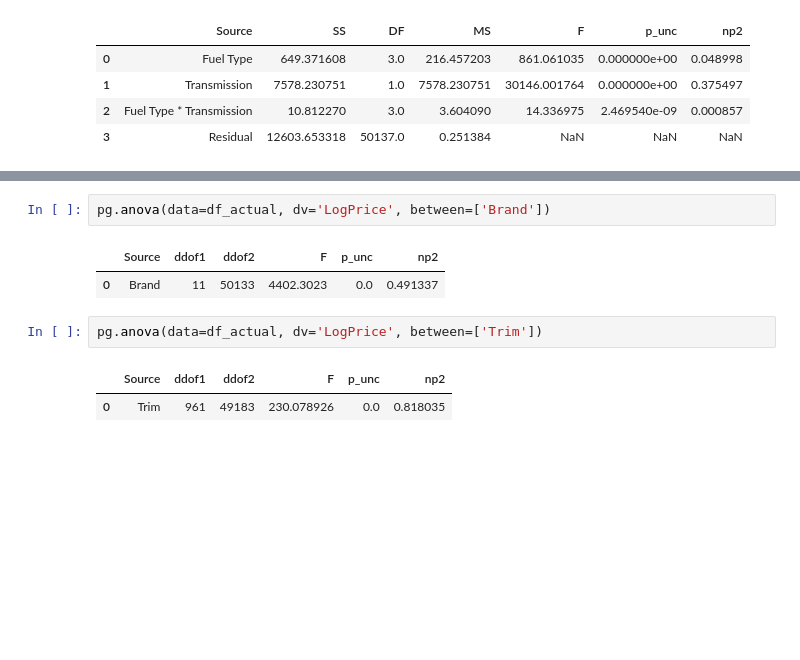
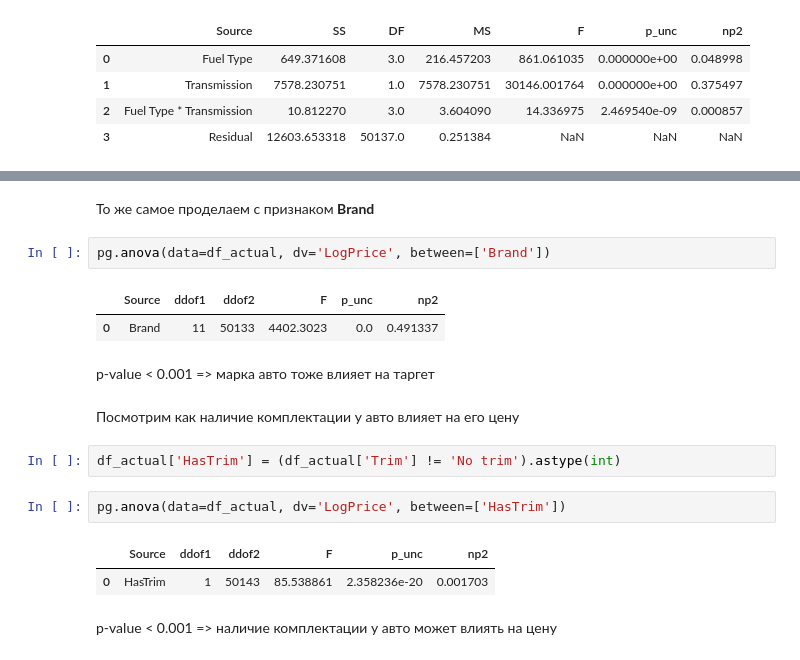
Before and after one commit to Aldelory/ML_Task_2, a Jupyter notebook: eda.ipynb, the cells around one changed output, grey strips where cells are left out. Drawn from its saved outputs; the diff is of its cells as text; blank space fills up the shorter version.

```diff
--- a/eda.ipynb
+++ b/eda.ipynb
@@ -133,10 +168,20 @@ pg.anova(data=df_actual, dv='LogPrice', between=['Fuel Type', 'Transmission'])
+# %% [markdown]
+То же самое проделаем с признаком <b>Brand</b>
 # %%
 pg.anova(data=df_actual, dv='LogPrice', between=['Brand'])
 # %% [output]
 |  | Source | ddof1 | ddof2 | F | p_unc | np2 |
 | 0 | Brand | 11 | 50133 | 4402.3023 | 0.0 | 0.491337 |
+# %% [markdown]
+p-value < 0.001 => марка авто тоже влияет на таргет
+# %% [markdown]
+Посмотрим как наличие комплектации у авто влияет на его цену
+# %%
+df_actual['HasTrim'] = (df_actual['Trim'] != 'No trim').astype(int)
 # %%
-pg.anova(data=df_actual, dv='LogPrice', between=['Trim'])
+pg.anova(data=df_actual, dv='LogPrice', between=['HasTrim'])
 # %% [output]
 |  | Source | ddof1 | ddof2 | F | p_unc | np2 |
-| 0 | Trim | 961 | 49183 | 230.078926 | 0.0 | 0.818035 |
+| 0 | HasTrim | 1 | 50143 | 85.538861 | 2.358236e-20 | 0.001703 |
+# %% [markdown]
+p-value < 0.001 => наличие комплектации у авто может влиять на цену
```
Also changed, not shown: parts of 22 cells of this notebook, 1 other file.
